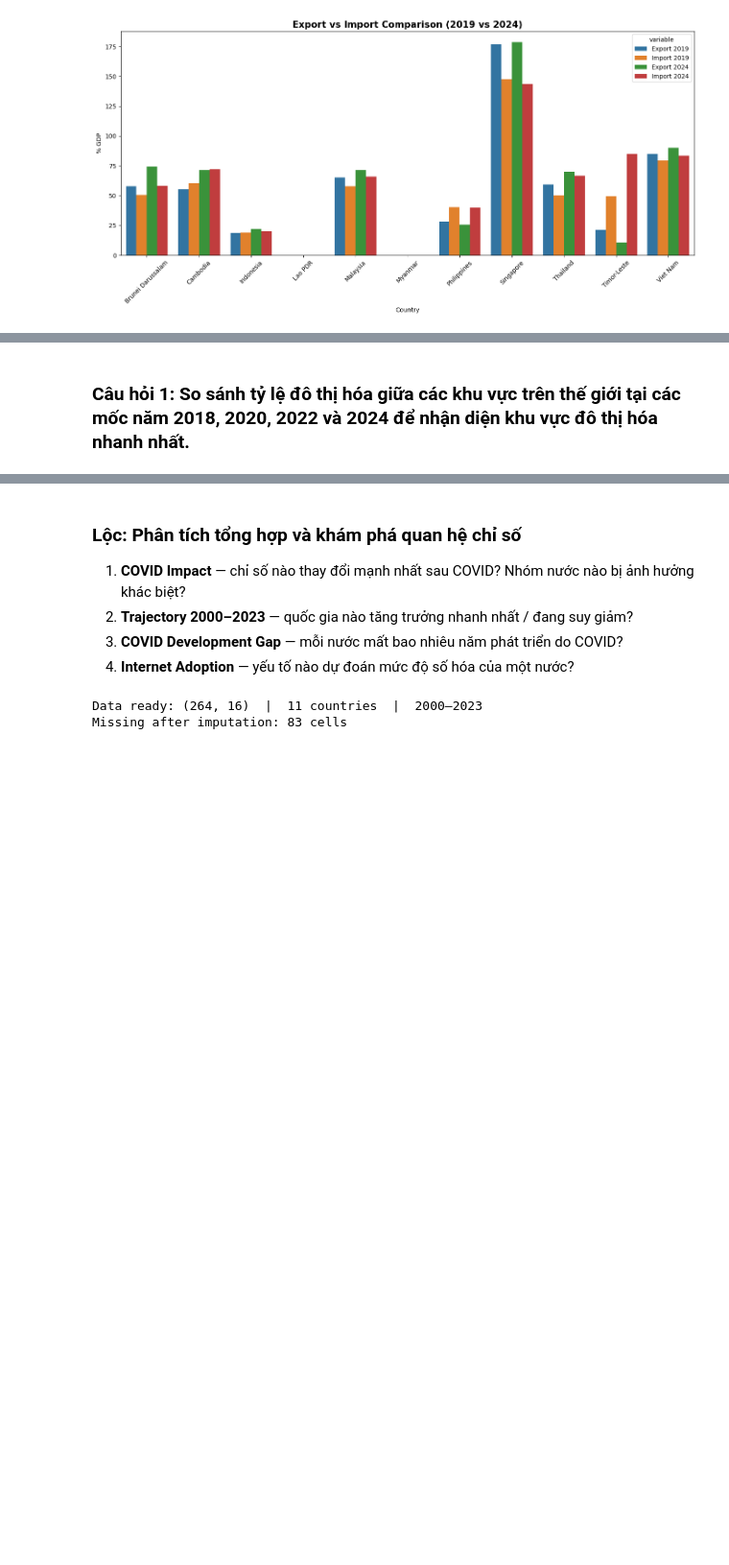
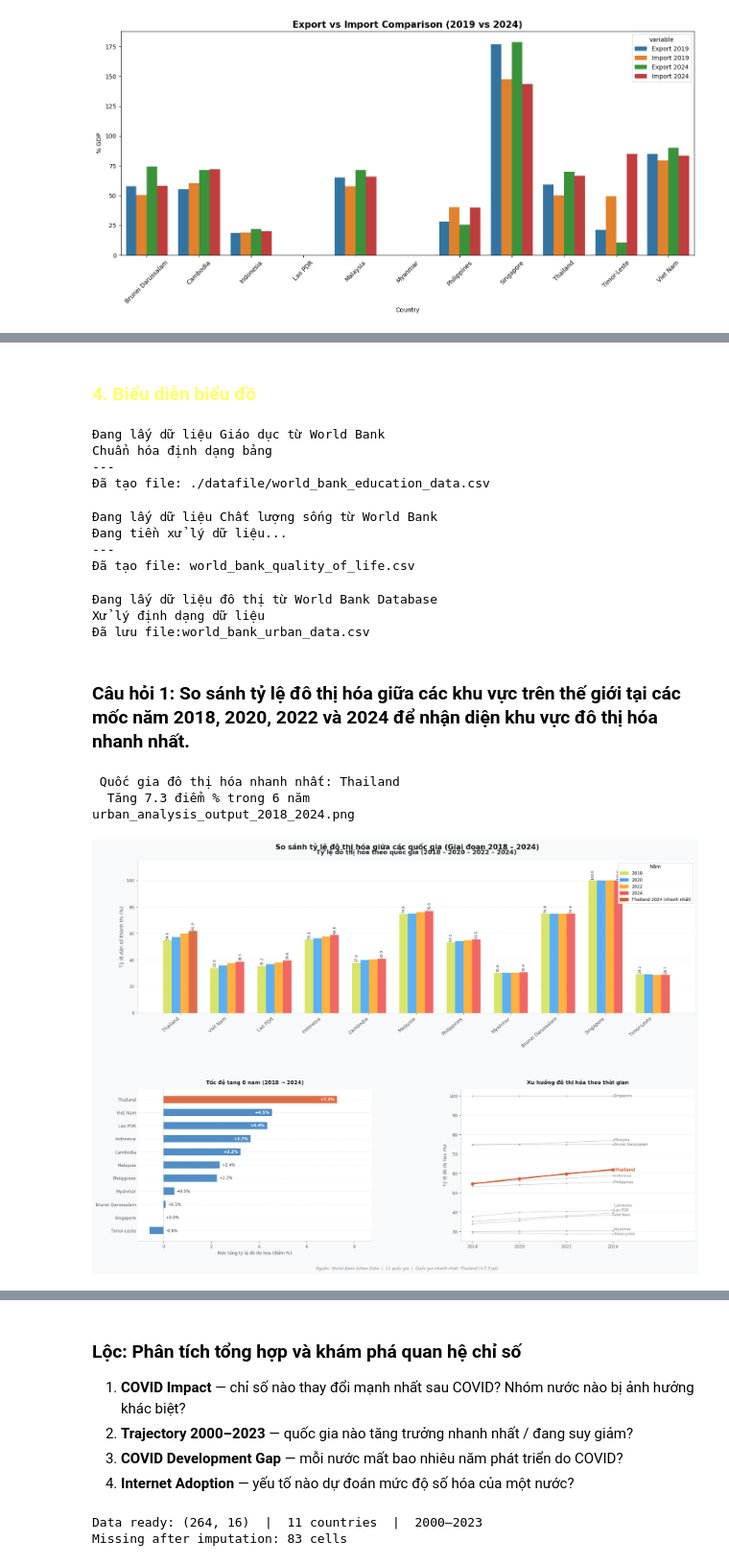
Before and after one commit to tranthanh22/data_visualize_lab2, a Jupyter notebook: lab2.ipynb, the cells around one changed output, grey strips where cells are left out. Shown at 96% size. Cells and saved outputs as stored; diff of their text form; code cells hidden in the pictures; blank space fills up the shorter version.

```diff
--- a/lab2.ipynb
+++ b/lab2.ipynb
@@ -754,3 +974,5 @@ import pandas as pd
+# %% [markdown]
+### **<span style="color:#FFFF66">4. Biểu diễn biểu đồ</span>**
 # %%
 import wbgapi as wb
 import pandas as pd
@@ -769,7 +991,7 @@ indicators = {
     'SE.TER.ENRR': 'School_Enrollment_Tertiary_Gross'
 }
 
-years = [2000, 2010, 2020]
+years = [2018, 2020, 2022, 2024]
 
 print("Đang lấy dữ liệu Giáo dục từ World Bank")
 
@@ -792,7 +1014,7 @@ try:
 
     # 5. Chuyển đổi sang dạng dọc (Long format)
     df_melted = df.melt(id_vars=['Country', 'Region', 'Indicator_Name'],
-                        value_vars=['YR2000', 'YR2010', 'YR2020'],
+                        value_vars=['YR2018', 'YR2020', 'YR2022', 'YR2024'],
                         var_name='Year', value_name='Value')
 
     df_melted['Year'] = df_melted['Year'].str.replace('YR', '')
@@ -803,7 +1025,7 @@ try:
                                     values='Value').reset_index()
 
     # 7. Xuất file CSV
-    output_file = "world_bank_education_data.csv"
+    output_file = "./datafile/world_bank_education_data.csv"
     df_final.to_csv(output_file, index=False)
 
     print("---")
@@ -811,6 +1033,11 @@ try:
 
 except Exception as e:
     print(f"Lỗi khi thực hiện trích xuất: {e}")
+# %% [output]
+Đang lấy dữ liệu Giáo dục từ World Bank
+Chuẩn hóa định dạng bảng
+---
+Đã tạo file: ./datafile/world_bank_education_data.csv
 # %%
 # 1. Định nghĩa các chỉ số chất lượng sống và đặt tên lại cho cột
 indicators = {
@@ -860,7 +1087,7 @@ try:
                                     values='Value').reset_index()
 
     # 7. Xuất file CSV
-    output_file = "world_bank_quality_of_life.csv"
+    output_file = "./datafile/world_bank_quality_of_life.csv"
     df_final.to_csv(output_file, index=False)
 
     print("---")
@@ -868,6 +1095,11 @@ try:
 
 except Exception as e:
     print(f"Lỗi trích xuất: {e}")
+# %% [output]
+Đang lấy dữ liệu Chất lượng sống từ World Bank
+Đang tiền xử lý dữ liệu...
+---
+Đã tạo file: world_bank_quality_of_life.csv
 # %%
 # 1. Định nghĩa các chỉ số (Sử dụng mã chuẩn WDI)
 indicators = {
@@ -919,15 +1151,19 @@ try:
         df_final['Non_Agri_GDP_Pct'] = df_final['Services_GDP_Pct'].fillna(0) + df_final['Industry_GDP_Pct'].fillna(0)
 
     # 6. Xuất file
-    output_file = "world_bank_urban_data.csv"
+    output_file = "./datafile/world_bank_urban_data.csv"
     df_final.to_csv(output_file, index=False)
 
     print(f"Đã lưu file:{output_file}")
 
 except Exception as e:
     print(f"Lỗi phát sinh: {e}")
+# %% [output]
+Đang lấy dữ liệu đô thị từ World Bank Database
+Xử lý định dạng dữ liệu
+Đã lưu file:world_bank_urban_data.csv
 # %% [markdown]
-### Câu hỏi 1: So sánh tỷ lệ đô thị hóa giữa các khu vực trên thế giới tại các mốc năm 2018, 2020, 2022 và 2024 để nhận diện khu vực đô thị hóa nhanh nhất.
+### **Câu hỏi 1:** So sánh tỷ lệ đô thị hóa giữa các khu vực trên thế giới tại các mốc năm 2018, 2020, 2022 và 2024 để nhận diện khu vực đô thị hóa nhanh nhất.
 # %%
 """
 So sánh tỷ lệ đô thị hóa giữa các quốc gia (2018 – 2024)
@@ -941,7 +1177,7 @@ import matplotlib.gridspec as gridspec
 import numpy as np
 
 # CẤU HÌNH
-FILE_PATH    = r"..\datafile\world_bank_urban_data.csv"
+FILE_PATH    = r".\datafile\world_bank_urban_data.csv"
 TARGET_YEARS = [2018, 2020, 2022, 2024]
 
 HIGHLIGHT_COLOR = "#D85A30"
@@ -1144,31 +1380,36 @@ for country in country_order:
         xy=(2024, label_y),
         fontsize=fs, color=txt_color, fontweight=fw,
         va='center'
     )
 
 ax_line.set_xticks(TARGET_YEARS)
 ax_line.set_xticklabels([str(y) for y in TARGET_YEARS], fontsize=9)
 ax_line.set_ylabel('Tỷ lệ đô thị hóa (%)', fontsize=9, color='#555555')
 ax_line.set_title('Xu hướng đô thị hóa theo thời gian',
                   fontsize=11, fontweight='bold', color='#222222', pad=10)
 # Mở rộng xlim bên phải để tên nước không bị cắt
 ax_line.set_xlim(2017.5, 2027.5)
 
 #  CHÚ THÍCH TOÀN CỤC & XUẤT FILE
 fig.text(
     0.5, 0.005,
     f'Nguồn: World Bank Urban Data  |  {n_countries} quốc gia  '
     f'|  Quốc gia nhanh nhất: {fastest_country} (+{pivot.loc[fastest_country, "delta_6yr"]:.1f} pp)',
     ha='center', fontsize=8.5, color='#888888', style='italic'
 )
 
 plt.suptitle(
     'So sánh tỷ lệ đô thị hóa giữa các quốc gia (Giai đoạn 2018 – 2024)',
     fontsize=15, fontweight='bold', color='#111111', y=0.97
 )
 
 plt.savefig('urban_analysis_output_2018_2024.png', dpi=150,
             bbox_inches='tight', facecolor=fig.get_facecolor())
 print("urban_analysis_output_2018_2024.png")
 plt.show()
+# %% [output]
+ Quốc gia đô thị hóa nhanh nhất: Thailand
+  Tăng 7.3 điểm % trong 6 năm
+urban_analysis_output_2018_2024.png
+[figure, added]
 # %% [markdown]
```
Also changed, not shown: parts of 74 cells of this notebook.
